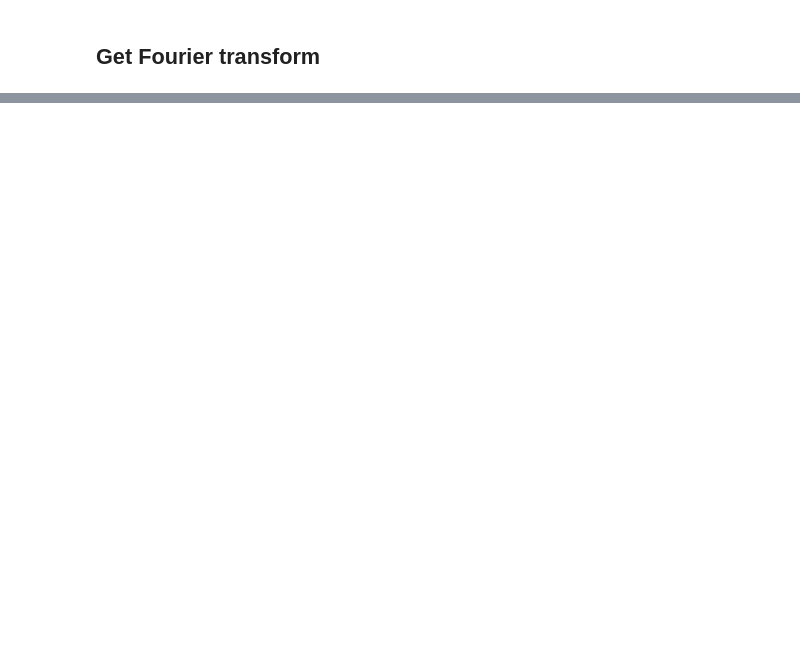
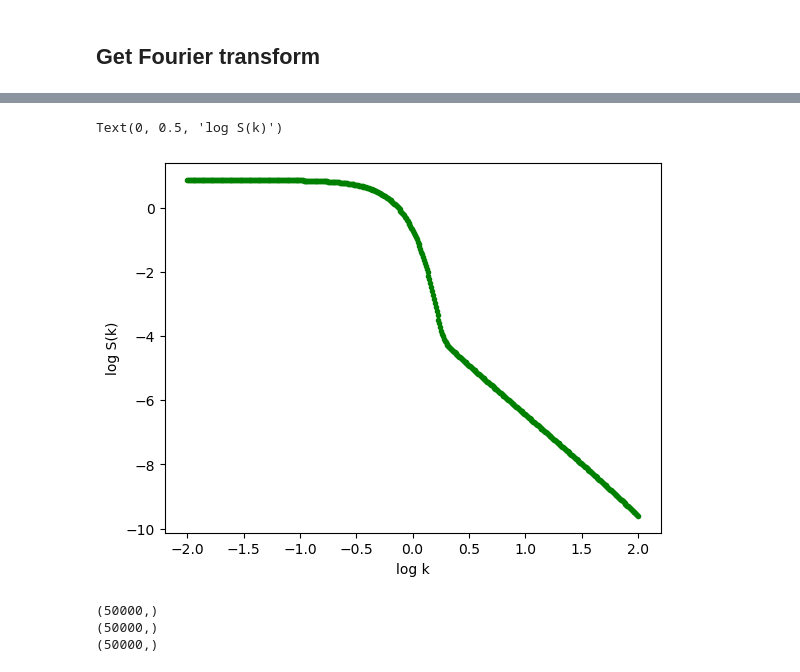
Before and after one commit to camcasuga/sidis_fit, a Jupyter notebook: src/fitting.ipynb, the cells around one changed output, grey strips where cells are left out. Saved outputs shown, nothing was run; the diff lists cells and outputs as text; code cells hidden in the pictures; blank space fills up the shorter version.

```diff
--- a/src/fitting.ipynb
+++ b/src/fitting.ipynb
@@ -93 +163,34 @@ plt.yscale('log')
 [figure]
+# %%
+import pandas as pd
+k_grid_size = 500
+log_k_grid = np.linspace(-2, 2, k_grid_size)
+log_Sk2 = log_S2(10**log_k_grid, fit_params)
+plt.plot(log_k_grid, log_Sk2, '.',label='using fit at y=0.0', color='green')
+plt.xlabel('log k')
+plt.ylabel('log S(k)')
+# %% [output]
+Text(0, 0.5, 'log S(k)')
+[figure, added]
+# %%
+y_array_repeat = np.repeat(y_array, k_grid_size)
+log_k_min = -2
+log_k_max = 2
+log_k_all = []
+log_Sk2_all = []
+for i in range(len(y_array)):
+    fit_params = fit_params_array[i, :]
+    log_k_grid = np.linspace(log_k_min, log_k_max, k_grid_size)
+    log_Sk2 = log_S2(10**log_k_grid, fit_params)
+    log_k_all.extend(log_k_grid)
+    log_Sk2_all.extend(log_Sk2)
+
+data = {'y': y_array_repeat, 'log10_k':log_k_all, 'log10_S(k)':log_Sk2_all}
+df = pd.DataFrame(data)
+print(np.shape(y_array_repeat))
+print(np.shape(log_k_all))
+print(np.shape(log_Sk2_all))
+# %% [output]
+(50000,)
+(50000,)
+(50000,)
```
Also changed, not shown: parts of 6 cells of this notebook, 3 other files.
